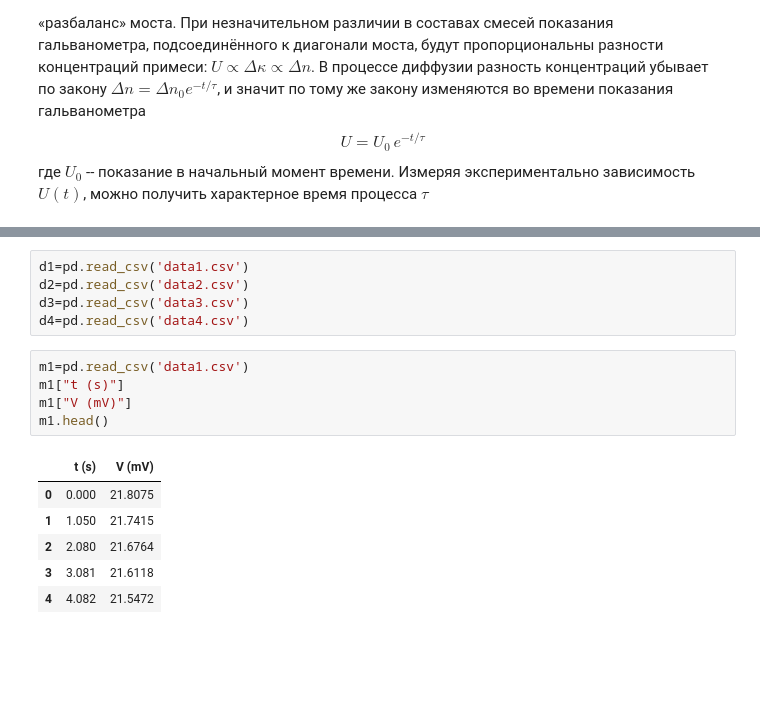
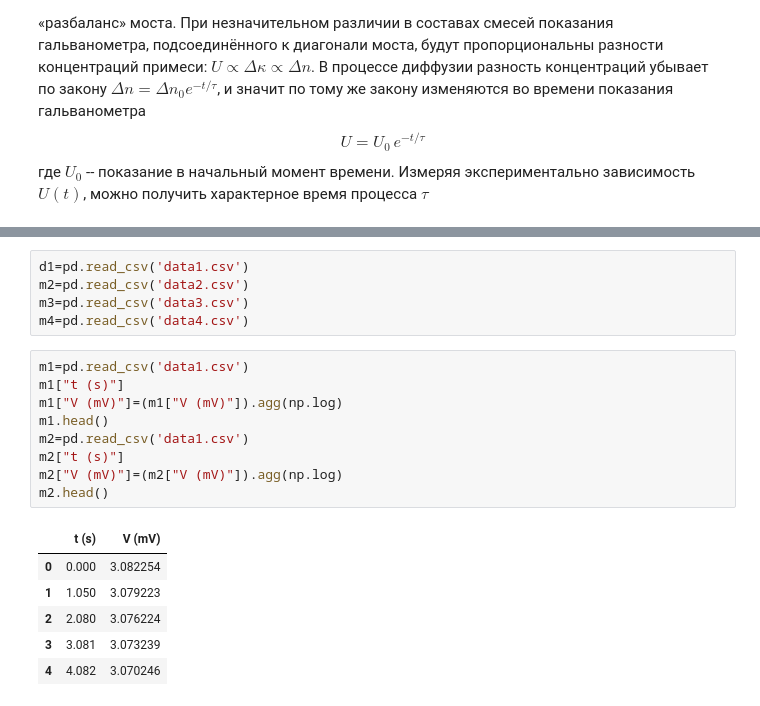
Before and after one commit to skolkovo-bba/labs3, a Jupyter notebook: 2.1.1/2.1.1наша.ipynb, the cells around one changed output, grey strips where cells are left out. Cells and saved outputs as stored; diff of their text form; blank space fills up the shorter version.

```diff
--- a/2.1.1/2.1.1наша.ipynb
+++ b/2.1.1/2.1.1наша.ipynb
@@ -40,18 +38,22 @@ ModuleNotFoundError: No module named 'labs'
 # %%
 d1=pd.read_csv('data1.csv')
-d2=pd.read_csv('data2.csv')
-d3=pd.read_csv('data3.csv')
-d4=pd.read_csv('data4.csv')
+m2=pd.read_csv('data2.csv')
+m3=pd.read_csv('data3.csv')
+m4=pd.read_csv('data4.csv')
 # %%
 m1=pd.read_csv('data1.csv')
 m1["t (s)"]
-m1["V (mV)"]
+m1["V (mV)"]=(m1["V (mV)"]).agg(np.log)
 m1.head()
+m2=pd.read_csv('data1.csv')
+m2["t (s)"]
+m2["V (mV)"]=(m2["V (mV)"]).agg(np.log)
+m2.head()
 # %% [output]
 |  | t (s) | V (mV) |
-| 0 | 0.000 | 21.8075 |
-| 1 | 1.050 | 21.7415 |
-| 2 | 2.080 | 21.6764 |
-| 3 | 3.081 | 21.6118 |
-| 4 | 4.082 | 21.5472 |
+| 0 | 0.000 | 3.082254 |
+| 1 | 1.050 | 3.079223 |
+| 2 | 2.080 | 3.076224 |
+| 3 | 3.081 | 3.073239 |
+| 4 | 4.082 | 3.070246 |
 # %%
```
Also changed, not shown: parts of 2 cells of this notebook, 1 other file.
